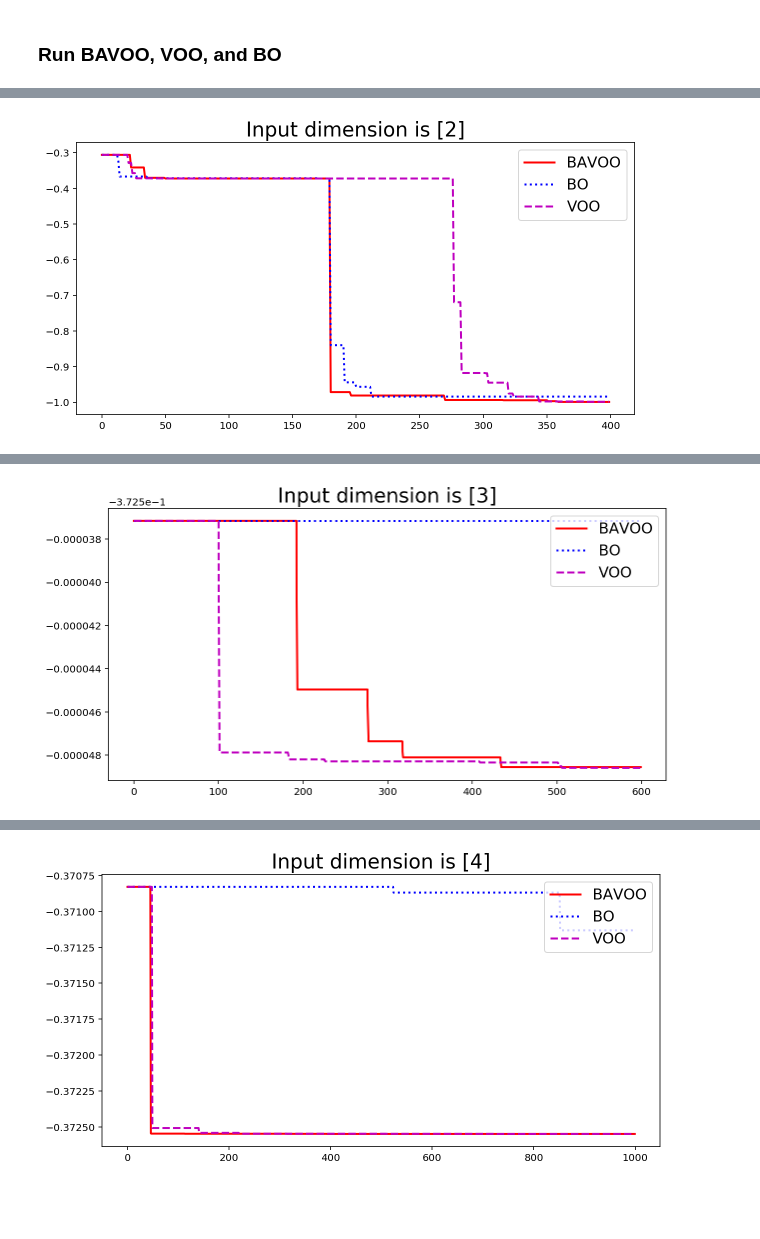
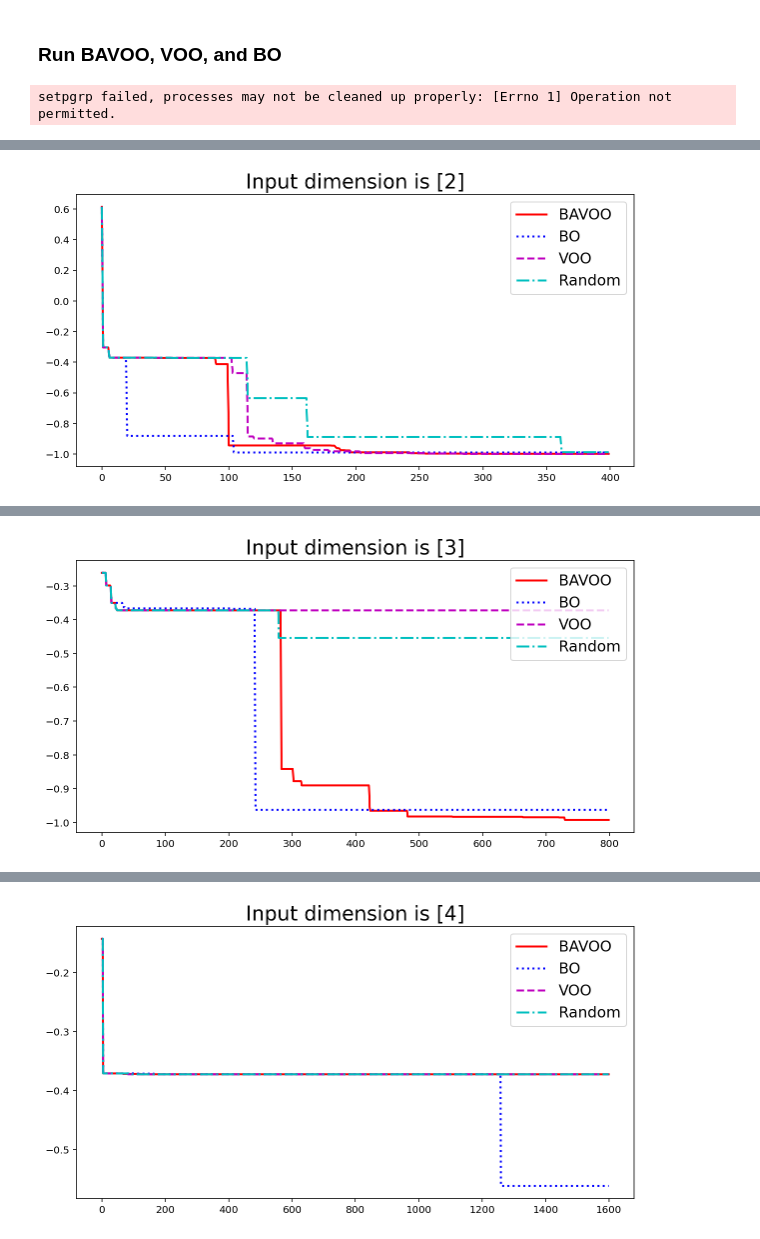
Before and after one commit to sjchoi86/bbopt, a Jupyter notebook: code/demo_bbo_03_BAVOO.ipynb, the cells around one changed output, grey strips where cells are left out. Cells and saved outputs as stored; diff of their text form; code cells hidden in the pictures; blank space fills up the shorter version.

```diff
--- a/code/demo_bbo_03_BAVOO.ipynb
+++ b/code/demo_bbo_03_BAVOO.ipynb
@@ -18,30 +18,54 @@ def func_eval(x): # x:[n x d]
 # %% [markdown]
 ### Run BAVOO, VOO, and BO
 # %%
-xmin,xmax,seed,VERBOSE = -2.0,+2.0,0,False
-USE_RAY,n_worker,n_sample_for_bo,max_try_sbv = True,10,5000,20000
+xmin,xmax,seed,VERBOSE = -1.0,+1.0,1,False
+USE_RAY,n_worker,n_sample_for_bo,max_try_sbv = True,20,1000,1000
+gain,invlen,eps = 1,5,1e-6 # invlen(5)
 ray.init(configure_logging=False)
 for xdim in [2,3,4,5]:
-    n_data_max = 200*int(1.5**xdim)
+    n_data_max = 100*int(2**xdim)
     x_minmax = np.tile(np.array([[xmin,xmax]]),(xdim,1))
     # Run BAVOO
+    tic()
     x_data_bv,y_data_bv = run_bavoo(func_eval,x_minmax,USE_RAY=USE_RAY,
-        n_random=1,n_bo=1,n_voo=1,n_cd=1,n_data_max=n_data_max,n_worker=n_worker,seed=seed,
-        n_sample_for_bo=n_sample_for_bo,max_try_sbv=max_try_sbv,save_folder='',VERBOSE=VERBOSE)
+        n_random=1,n_bo=1,n_voo=1,n_cd=0,USE_KDPP=True,
+        n_data_max=n_data_max,n_worker=n_worker,seed=seed,
+        n_sample_for_bo=n_sample_for_bo,gain=gain,invlen=invlen,eps=eps,
+        max_try_sbv=max_try_sbv,save_folder='',VERBOSE=VERBOSE)
+    toc('BAVOO')
     # Run VOO
+    tic()
     x_data_voo,y_data_voo = run_bavoo(func_eval,x_minmax,USE_RAY=USE_RAY,
-        n_random=1,n_bo=0,n_voo=1,n_cd=0,n_data_max=n_data_max,n_worker=n_worker,seed=seed,
-        n_sample_for_bo=n_sample_for_bo,max_try_sbv=max_try_sbv,save_folder='',VERBOSE=VERBOSE)
+        n_random=1,n_bo=0,n_voo=1,n_cd=0,USE_KDPP=False,
+        n_data_max=n_data_max,n_worker=n_worker,seed=seed,
+        n_sample_for_bo=n_sample_for_bo,gain=gain,invlen=invlen,eps=eps,
+        max_try_sbv=max_try_sbv,save_folder='',VERBOSE=VERBOSE)
+    toc('VOO')
     # Run BO
+    tic()
     x_data_bo,y_data_bo = run_bavoo(func_eval,x_minmax,USE_RAY=USE_RAY,
-        n_random=0,n_bo=1,n_voo=0,n_cd=0,n_data_max=n_data_max,n_worker=n_worker,seed=seed,
-        n_sample_for_bo=n_sample_for_bo,max_try_sbv=max_try_sbv,save_folder='',VERBOSE=VERBOSE)
+        n_random=0,n_bo=1,n_voo=0,n_cd=0,USE_KDPP=False,
+        n_data_max=n_data_max,n_worker=n_worker,seed=seed,
+        n_sample_for_bo=n_sample_for_bo,gain=gain,invlen=invlen,eps=eps,
+        max_try_sbv=max_try_sbv,save_folder='',VERBOSE=VERBOSE)
+    toc('BO')
+    # Run Totally Random
+    tic()
+    x_data_rand,y_data_rand = run_bavoo(func_eval,x_minmax,USE_RAY=USE_RAY,
+        n_random=1,n_bo=0,n_voo=0,n_cd=0,USE_KDPP=False,
+        n_data_max=n_data_max,n_worker=n_worker,seed=seed,
+        n_sample_for_bo=n_sample_for_bo,gain=gain,invlen=invlen,eps=eps,
+        max_try_sbv=max_try_sbv,save_folder='',VERBOSE=VERBOSE)
+    toc('Random')
     # Plot results
     xin = np.linspace(0,n_data_max-1,n_data_max).reshape((-1,1))
     plot_line(x=xin,y=np.minimum.accumulate(y_data_bv[:n_data_max,0:1]),fmt='-',lc='r',label='BAVOO',
               x2=xin,y2=np.minimum.accumulate(y_data_bo[:n_data_max,0:1]),fmt2=':',lc2='b',label2='BO',
               x3=xin,y3=np.minimum.accumulate(y_data_voo[:n_data_max,0:1]),fmt3='--',lc3='m',label3='VOO',
+              x4=xin,y4=np.minimum.accumulate(y_data_rand[:n_data_max,0:1]),fmt4='-.',lc4='c',ms4=2,
+              label4='Random',
               tstr='Input dimension is [%d]'%(xdim),tfs=20,
               lloc='upper right')
 ray.shutdown()
 # %% [output]
+setpgrp failed, processes may not be cleaned up properly: [Errno 1] Operation not permitted.
@@ -48 +76 @@ ray.shutdown()
-[figure, old version]
+[figure, new version]
@@ -49 +81 @@ ray.shutdown()
-[figure, old version]
+[figure, new version]
@@ -50 +86 @@ ray.shutdown()
-[figure, old version]
+[figure, new version]
```
Also changed, not shown: parts of 2 cells of this notebook, 2 other files.
